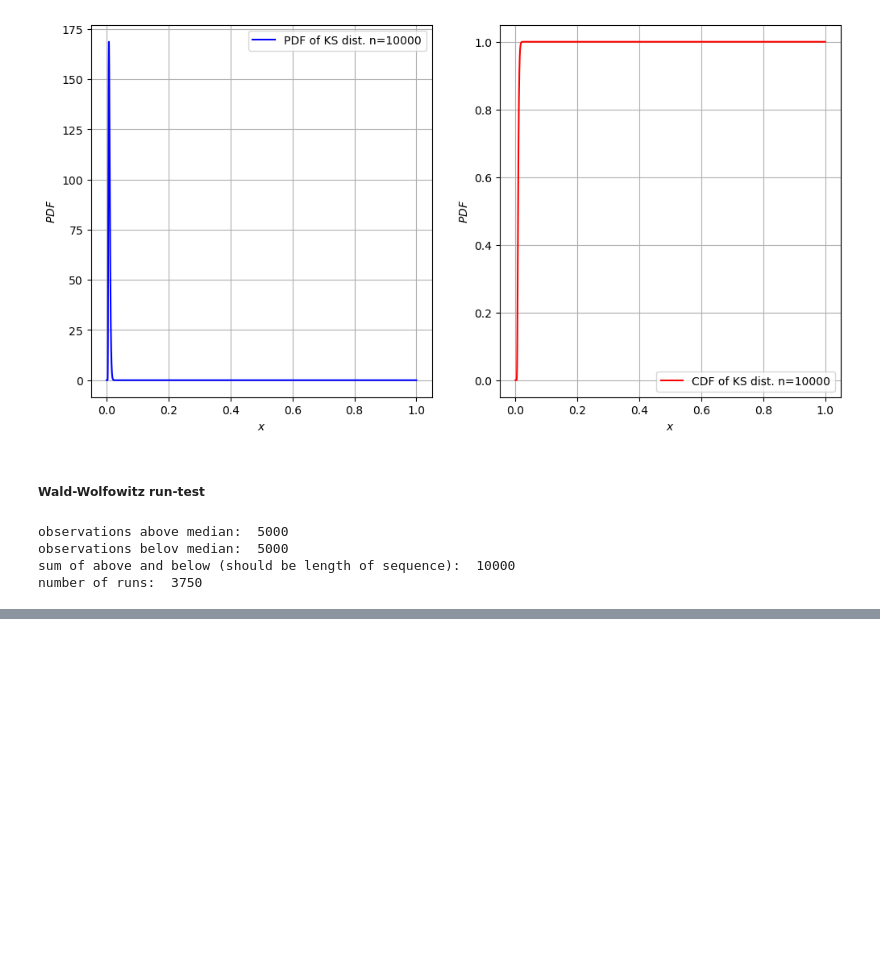
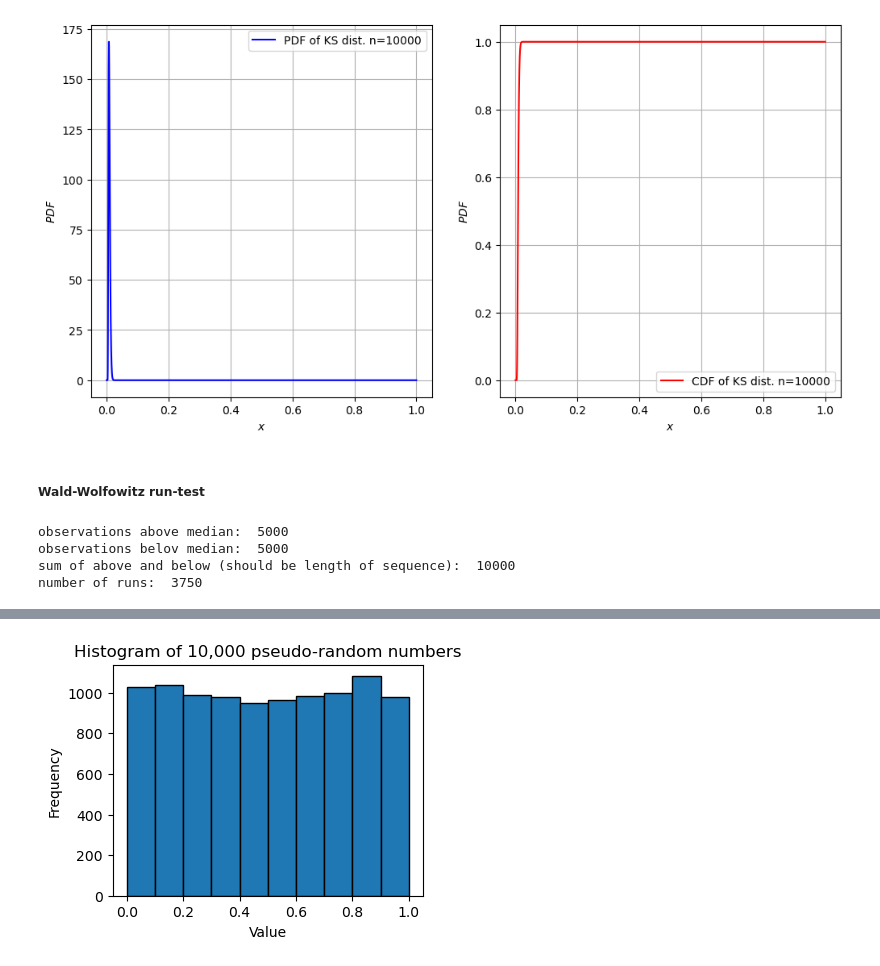
Before and after one commit to TanneSWL/Stochastic-Simulation, a Jupyter notebook: s203920/exercise1.ipynb, the cells around one changed output, grey strips where cells are left out. Cells and saved outputs as stored; diff of their text form; code cells hidden in the pictures; blank space fills up the shorter version.

```diff
--- a/s203920/exercise1.ipynb
+++ b/s203920/exercise1.ipynb
@@ -351,0 +445,86 @@ generator. Report at least one bad and your final choice
+# %%
+import random
+
+# Generate 10,000 random numbers using Python's default generator (Mersenne Twister)
+numbers = [random.random() for _ in range(10000)]
+
+# --- Histogram ---
+plt.figure(figsize=(4,3))
+plt.hist(numbers, bins=10, edgecolor="black")
+plt.xlabel("Value")
+plt.ylabel("Frequency")
+plt.title("Histogram of 10,000 pseudo-random numbers")
+plt.show()
+
+
+# ---------- Runs test: Above/Below ----------
+# Count how many runs occur above and below the median
+median = np.median(numbers)
+
+# True = above median, False = below
+signs = numbers > median
+
+# Number of runs (changes between True and False)
+runs = 1 + np.sum(signs[1:] != signs[:-1])
+
+# Counts above and below median
+n1 = np.sum(signs)
+n2 = len(signs) - n1
+
+# Expected runs (mean)
+mu = 1 + 2*n1*n2 / (n1 + n2)
+
+
+# Standard deviation of runs (rewritten by exp(log))
+sigma=np.exp(
+    (1/2)*(np.log(2)+np.log(n1)+np.log(n2)+
+           np.log(2*n1*n2 - n1 - n2)
+           - (2*np.log(n1+n2) + np.log(n1+n2 - 1))
+           )
+)
+
+# z-score
+z = (runs - mu) / sigma
+
+print("Runs =", runs)
+print("z =", z)
+
+
+# ---------- Correlation test ----------
+for h in [1, 2, 5, 10]:
+    corr = np.corrcoef(numbers[:-h], numbers[h:])[0, 1]
+    print(f"h={h}: correlation={corr}")
+
+
+# ---------- Scatter plot ----------
+plt.figure(figsize=(4,3))
+plt.scatter(numbers[:-1], numbers[1:], s=2)
+plt.xlabel(r"$U_i$")
+plt.ylabel(r"$U_{i+1}$")
+plt.title("Scatter plot")
+plt.show()
+
+
+# ---------- Chi-square test ----------
+counts, _ = np.histogram(numbers, bins=10, range=(0,1))
+expected = np.full(10, len(numbers)/10)
+
+chi2, p = chisquare(counts, expected)
+
+print("Chi-square statistic =", chi2)
+print("p-value =", p)
+
+
+# ---------- Kolmogorov-Smirnov test ----------
+ks, p = kstest(numbers, 'uniform')
+
+print("KS statistic =", ks)
+print("p-value =", p)
+
+
+# ---------- Correlation test (repeat) ----------
+for h in [1, 2, 5, 10]:
+    corr = np.corrcoef(numbers[:-h], numbers[h:])[0, 1]
+    print(f"h={h}: correlation={corr}")
+# %% [output]
+[figure, added]
```
Also changed, not shown: parts of 6 cells of this notebook, 5 other files.
